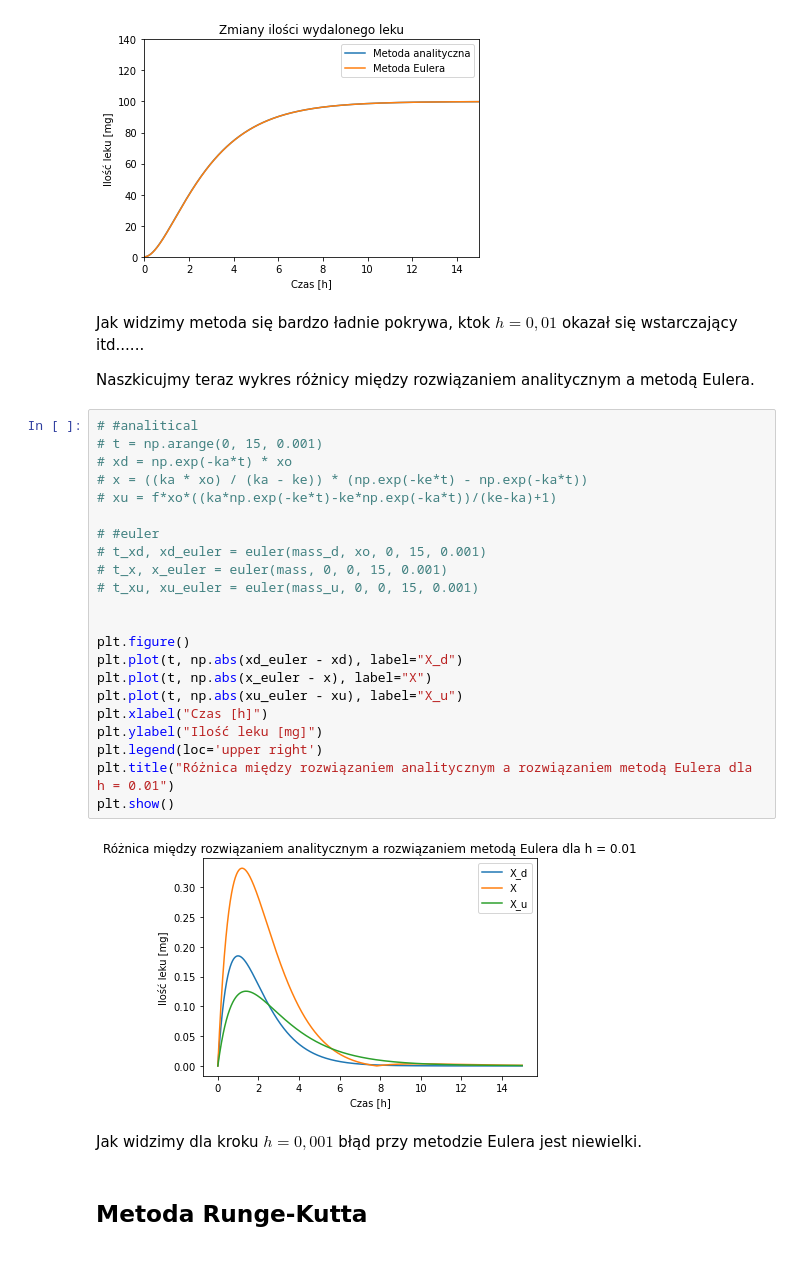
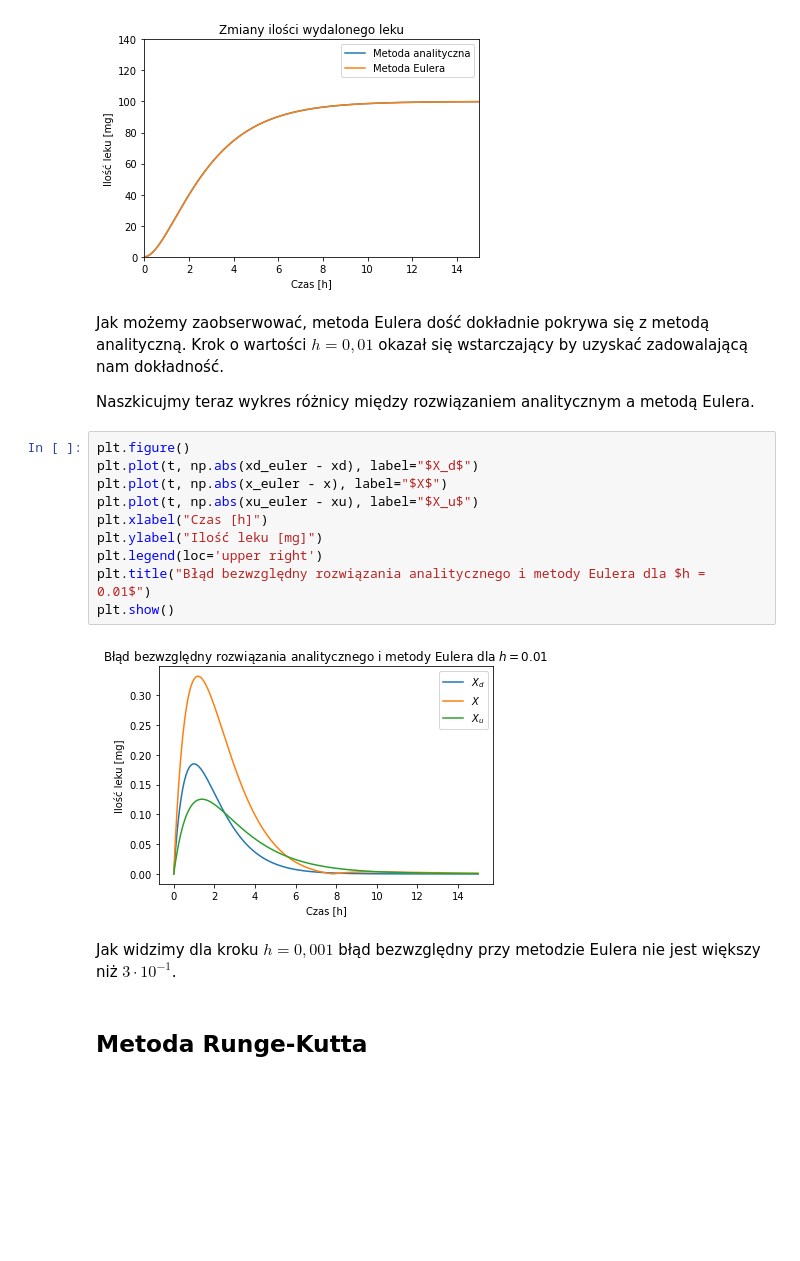
Before and after one commit to github-kamilk/Differential-equation, a Jupyter notebook: Iwach_Kowalski.ipynb, the cells around one changed output. Cells and saved outputs as stored; diff of their text form; blank space fills up the shorter version.

```diff
--- a/Iwach_Kowalski.ipynb
+++ b/Iwach_Kowalski.ipynb
@@ -458,34 +458,22 @@ plt.show()
 [figure]
 [figure]
 # %% [markdown]
-Jak widzimy metoda się bardzo ładnie pokrywa, ktok $h=0,01$ okazał się wstarczający itd......
+Jak możemy zaobserwować, metoda Eulera dość dokładnie pokrywa się z metodą analityczną. Krok o wartości $h=0,01$ okazał się wstarczający by uzyskać zadowalającą nam dokładność.
 
 Naszkicujmy teraz wykres różnicy między rozwiązaniem analitycznym a metodą Eulera.
 # %%
-# #analitical
-# t = np.arange(0, 15, 0.001)
-# xd = np.exp(-ka*t) * xo
-# x = ((ka * xo) / (ka - ke)) * (np.exp(-ke*t) - np.exp(-ka*t))
-# xu = f*xo*((ka*np.exp(-ke*t)-ke*np.exp(-ka*t))/(ke-ka)+1)
-
-# #euler
-# t_xd, xd_euler = euler(mass_d, xo, 0, 15, 0.001)
-# t_x, x_euler = euler(mass, 0, 0, 15, 0.001)
-# t_xu, xu_euler = euler(mass_u, 0, 0, 15, 0.001)
-
-
 plt.figure()
-plt.plot(t, np.abs(xd_euler - xd), label="X_d")
-plt.plot(t, np.abs(x_euler - x), label="X")
-plt.plot(t, np.abs(xu_euler - xu), label="X_u")
+plt.plot(t, np.abs(xd_euler - xd), label="$X_d$")
+plt.plot(t, np.abs(x_euler - x), label="$X$")
+plt.plot(t, np.abs(xu_euler - xu), label="$X_u$")
 plt.xlabel("Czas [h]")
 plt.ylabel("Ilość leku [mg]")
 plt.legend(loc='upper right')
-plt.title("Różnica między rozwiązaniem analitycznym a rozwiązaniem metodą Eulera dla h = 0.01")
+plt.title("Błąd bezwzględny rozwiązania analitycznego i metody Eulera dla $h = 0.01$")
 plt.show()
 # %% [output]
-[figure, old version]
+[figure, new version]
 # %% [markdown]
-Jak widzimy dla kroku $h=0,001$ błąd przy metodzie Eulera jest niewielki.
+Jak widzimy dla kroku $h=0,001$ błąd bezwzględny przy metodzie Eulera nie jest większy niż $3\cdot 10^{-1}$.
 # %% [markdown]
 <p id="runge"><h2>Metoda Runge-Kutta</h2></p>
```
Also changed, not shown: parts of 13 cells of this notebook.
